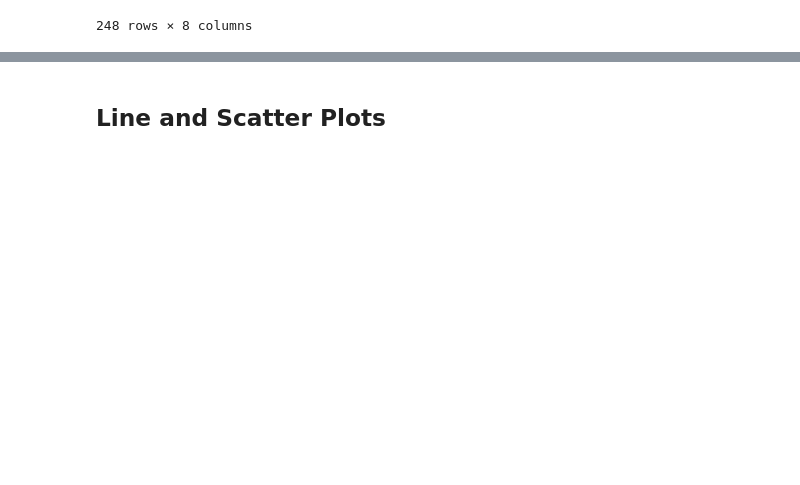
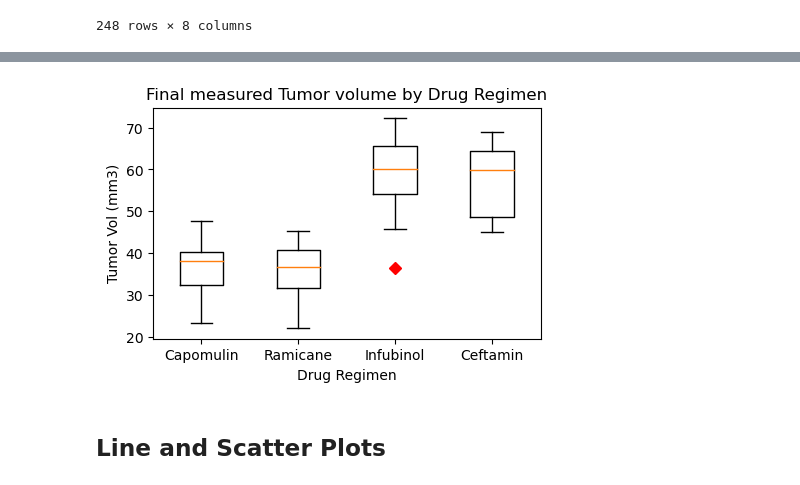
Before and after one commit to f2-b2/matplotlib-challenge, a Jupyter notebook: Pymaceuticals/PymaceuticalsScript.ipynb, the cells around one changed output, grey strips where cells are left out. Drawn from its saved outputs; the diff is of its cells as text; code cells hidden in the pictures; blank space fills up the shorter version.

```diff
--- a/Pymaceuticals/PymaceuticalsScript.ipynb
+++ b/Pymaceuticals/PymaceuticalsScript.ipynb
@@ -295,3 +271,24 @@ drug_volume
+# %%
+# Generate a box plot that shows the distrubution of the tumor volume for each treatment group.
+boxplot_list = [drug_volume[treatments[0]],
+                drug_volume[treatments[1]],
+                drug_volume[treatments[2]],
+                drug_volume[treatments[3]]
+               ]
+
+# Set figure size, title, and axis lables
+fig1, ax = plt.subplots(figsize=(5,3))
+ax.set_title('Final measured Tumor volume by Drug Regimen')
+ax.set_xlabel('Drug Regimen')
+ax.set_ylabel('Tumor Vol (mm3)')
+
+# Create the boxplot
+ax.boxplot(boxplot_list, 0, 'rD')
+plt.xticks([1,2,3,4], treatments)
+plt.savefig('boxplot')
+plt.show()
+# %% [output]
+[figure, added]
 # %% [markdown]
 ## Line and Scatter Plots
 # %%
```
Also changed, not shown: parts of 9 cells of this notebook, 1 other file.
